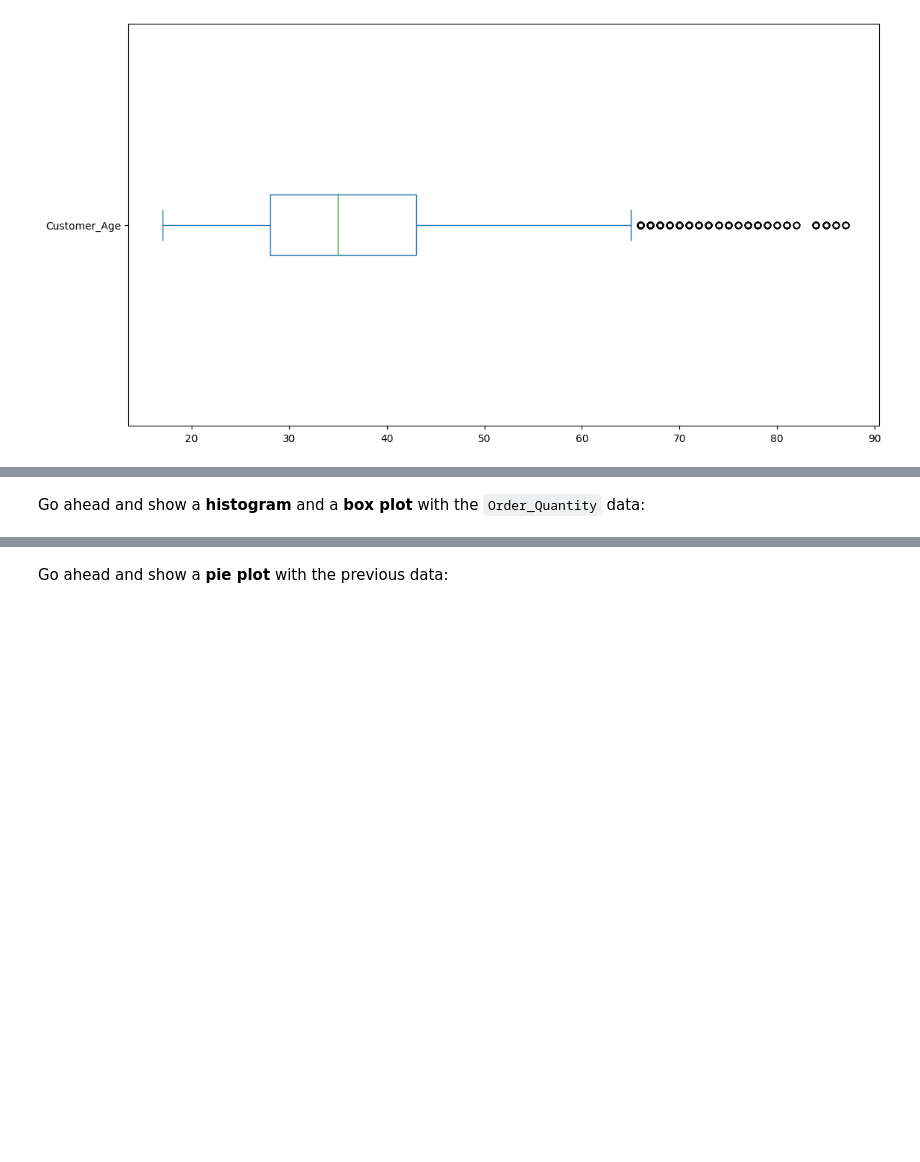
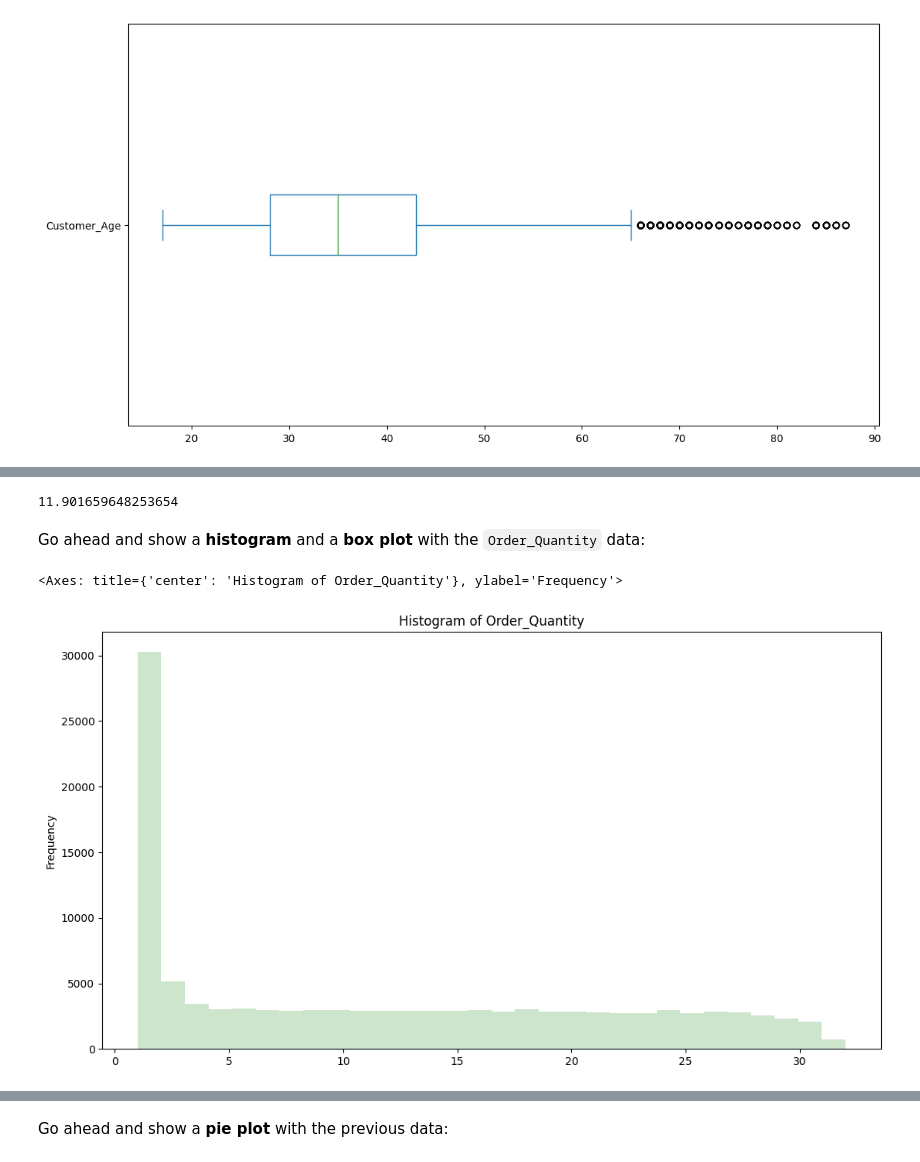
Before and after one commit to nila-novita/FreeCodeCamp-Pandas-Real-Life-Example, a Jupyter notebook: Exercises_1.ipynb, the cells around one changed output, grey strips where cells are left out. Saved outputs shown, nothing was run; the diff lists cells and outputs as text; code cells hidden in the pictures; blank space fills up the shorter version.

```diff
--- a/Exercises_1.ipynb
+++ b/Exercises_1.ipynb
@@ -83,6 +83,9 @@ sales['Customer_Age'].plot(kind='box', vert=False, figsize=(14,6))
 ### What's the mean of `Order_Quantity`?
 # %%
 # your code goes here
+sales.Order_Quantity.mean()
+# %% [output]
+11.901659648253654
 # %%
 sales['Order_Quantity'].mean()
 # %% [markdown]
@@ -91,0 +93,6 @@ Go ahead and show a <b>histogram</b> and a <b>box plot</b> with the `Order_Quant
+# %%
+# your code goes here
+sales.Order_Quantity.plot(kind = 'hist', bins = 30, figsize = (13,7), color = 'green', alpha = 0.2, title = 'Histogram of Order_Quantity')
+# %% [output]
+<Axes: title={'center': 'Histogram of Order_Quantity'}, ylabel='Frequency'>
+[figure, added]
```
Also changed, not shown: parts of 6 cells of this notebook.
